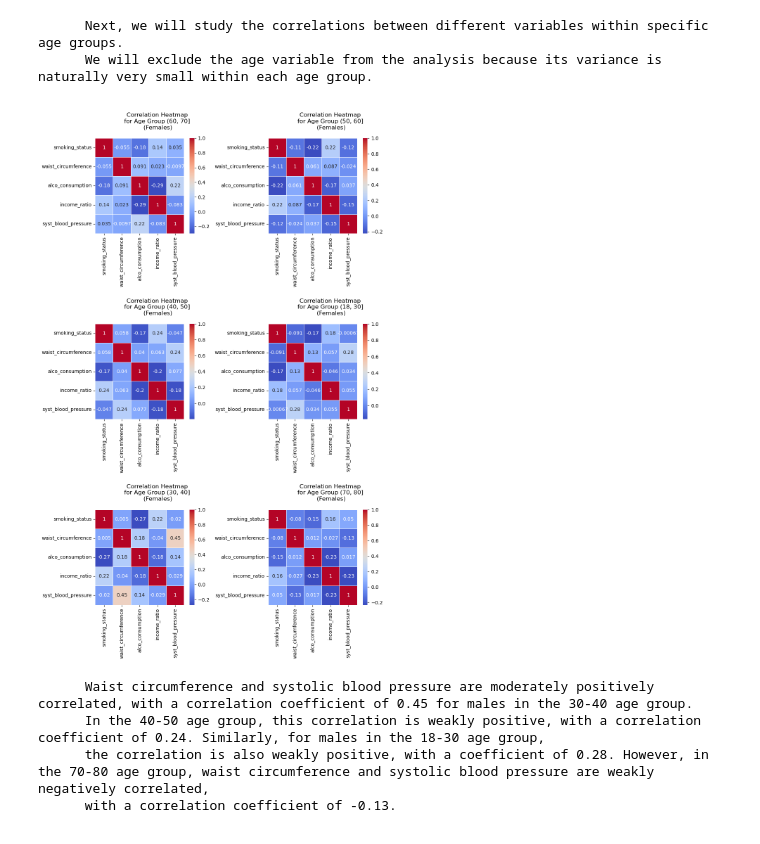
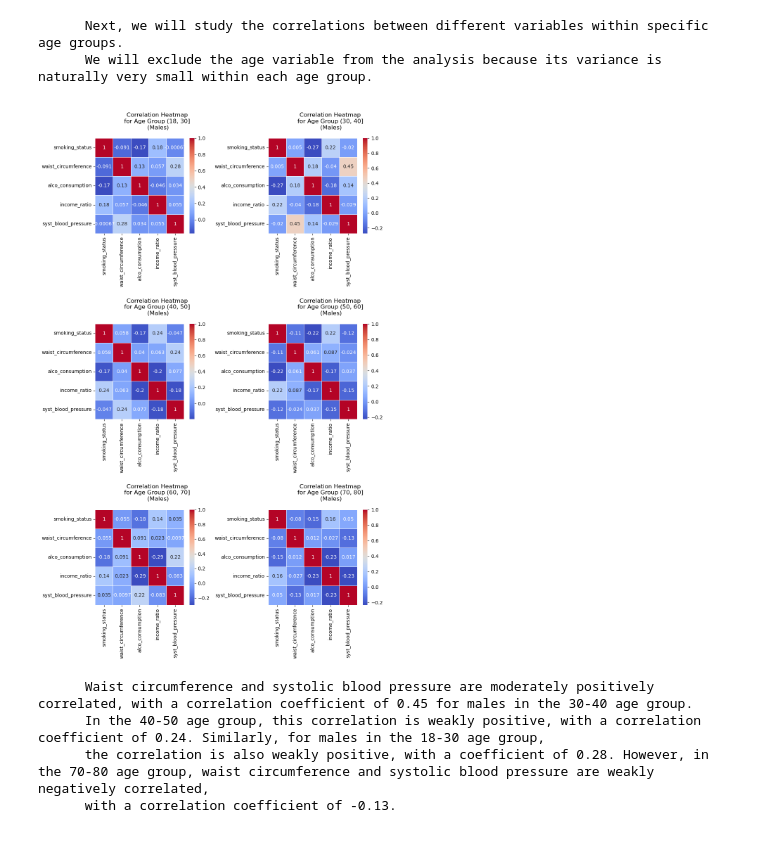
Before and after one commit to jahokas/statistics, a Jupyter notebook: nhanes_study.ipynb, the cells around one changed output. Saved outputs shown, nothing was run; the diff lists cells and outputs as text; code cells hidden in the pictures.

```diff
--- a/nhanes_study.ipynb
+++ b/nhanes_study.ipynb
@@ -160,0 +154,3 @@ Categories (6, interval[int64, right]): [(18, 30] < (30, 40] < (40, 50] < (50, 6
+# %%
+sorted_age_groups = ['(18, 30]', '(30, 40]', '(40, 50]', '(50, 60]', '(60, 70]', '(70, 80]']
+sorted_age_groups
@@ -281,19 +279,18 @@ print("""
 # %%
 fig, axes = plt.subplots(3, 2, figsize=(10, 16))
 
-age_groups = df['agegrp'].unique()
-for ax, age_group in zip(axes.flatten(), age_groups):
+for ax, age_group in zip(axes.flatten(), sorted_age_groups):
        sns.heatmap(df[(da['agegrp'] == age_group) & (df['gender'] == "Male")][['smoking_status', 'waist_circumference', 'alco_consumption', 'income_ratio', 'syst_blood_pressure']].corr(), annot=True, cmap='coolwarm', linewidths=0.5, ax=ax)
        ax.set_title(f'''
                     Correlation Heatmap
                     for Age Group {age_group}
-                    (Females)
+                    (Males)
                     ''')
 
 plt.tight_layout()
 plt.show()
 # %% [output]
-[figure, old version]
+[figure, new version]
 # %%
 # Observations pertaining to the correlation between the variables for males
 print("""
```
Also changed, not shown: parts of 25 cells of this notebook.
